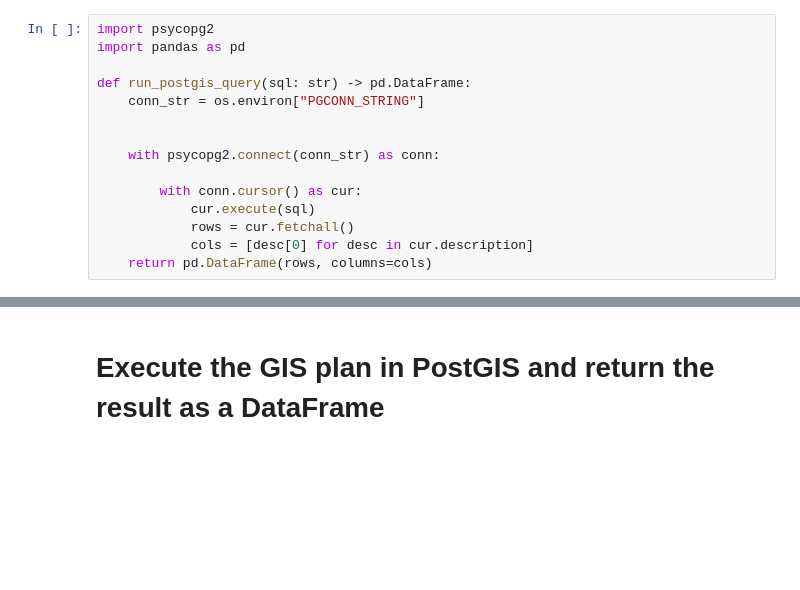
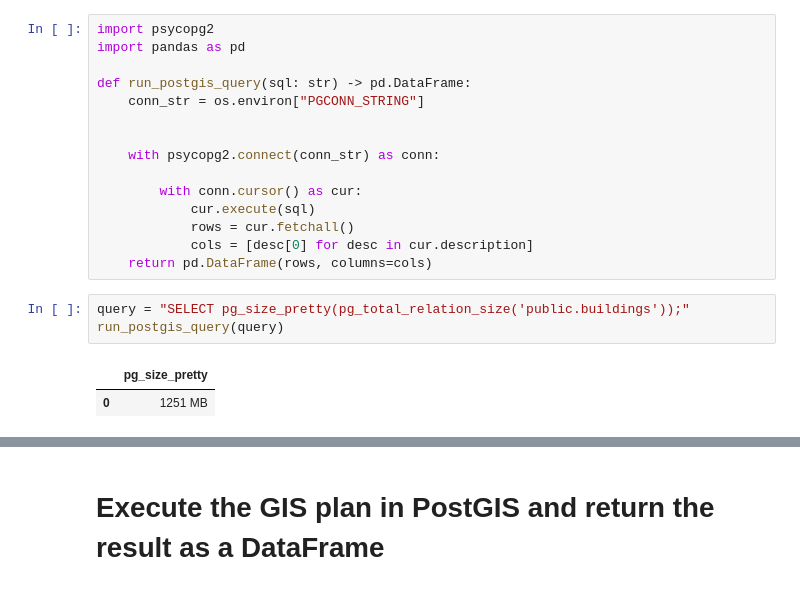
Before and after one commit to MatinM-96/llm-gis-poc, a Jupyter notebook: Nordkart.ipynb, the cells around one changed output, grey strips where cells are left out. Saved outputs shown, nothing was run; the diff lists cells and outputs as text; blank space fills up the shorter version.

```diff
--- a/Nordkart.ipynb
+++ b/Nordkart.ipynb
@@ -475,3 +492,9 @@ def run_postgis_query(sql: str) -> pd.DataFrame:
             rows = cur.fetchall()
             cols = [desc[0] for desc in cur.description]
     return pd.DataFrame(rows, columns=cols)
+# %%
+query = "SELECT pg_size_pretty(pg_total_relation_size('public.buildings'));"
+run_postgis_query(query)
+# %% [output]
+|  | pg_size_pretty |
+| 0 | 1251 MB |
```
Also changed, not shown: parts of 28 cells of this notebook.
